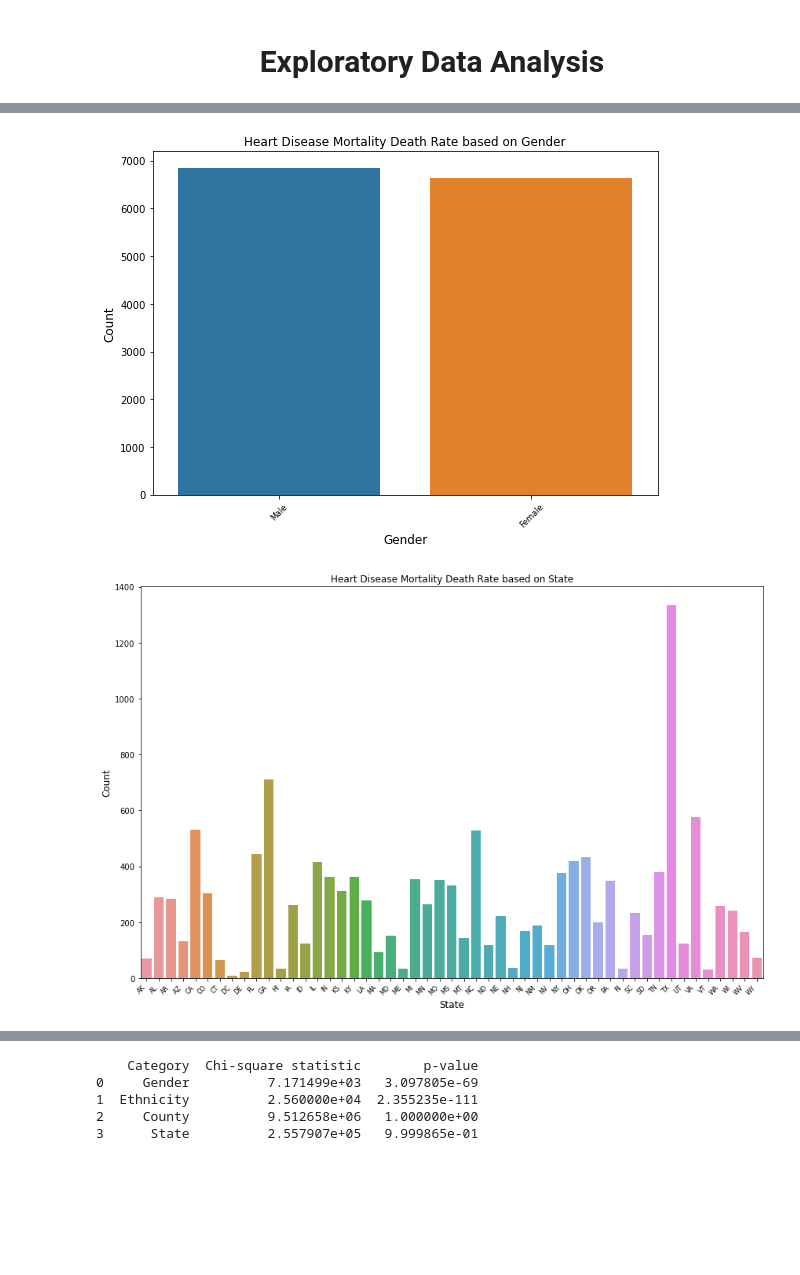
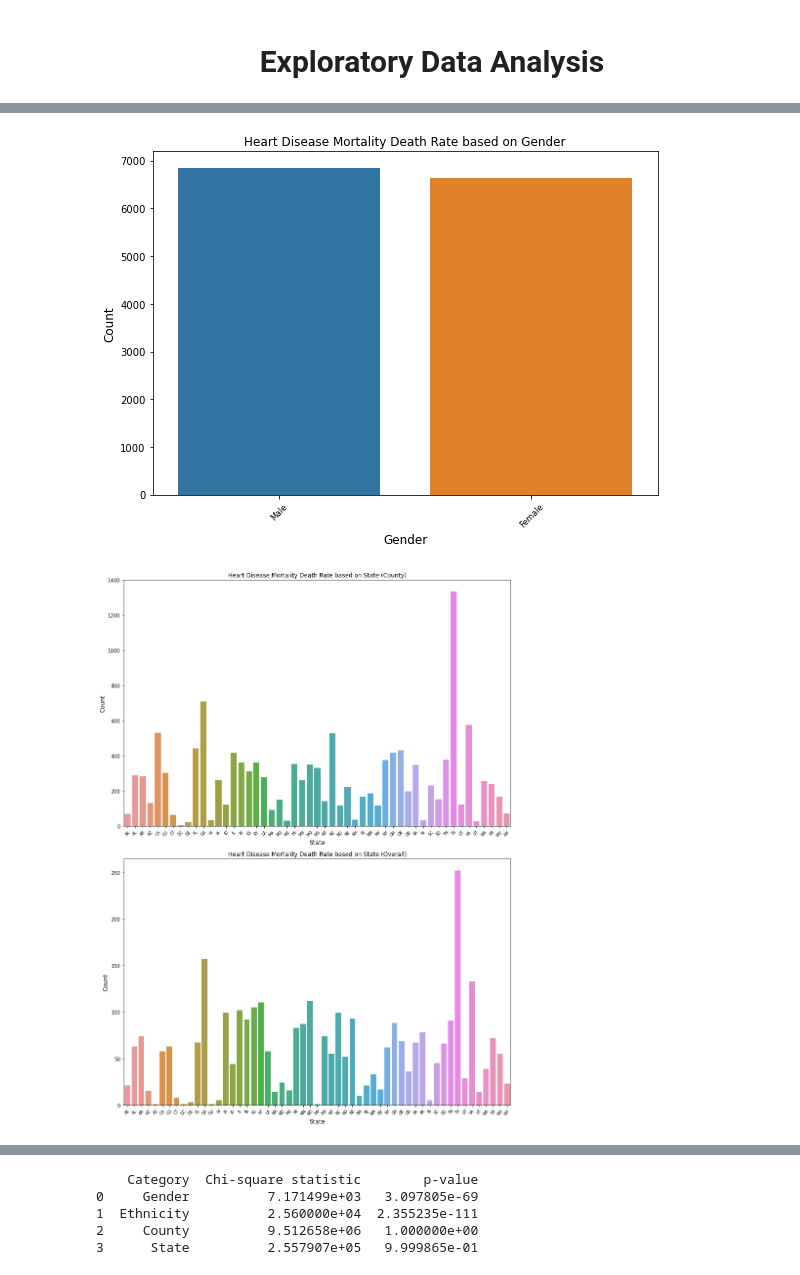
Before and after one commit to Aaron-m-ram/end-to-end-statistical-analysis, a Jupyter notebook: final_proj.ipynb, the cells around one changed output, grey strips where cells are left out. Drawn from its saved outputs; the diff is of its cells as text; code cells hidden in the pictures; blank space fills up the shorter version.

Commit message:
Combined zscore and boxplot overall
combine the code from the separate file final_proj_v3.ipynb. into the main file. Cleaned up to match the formatting as well.

```diff
--- a/final_proj.ipynb
+++ b/final_proj.ipynb
@@ -117,61 +117,69 @@ sns.countplot(data=cleaned_county_df, x='Gender')
 plt.title('Heart Disease Mortality Death Rate based on Gender', fontsize=12)
 plt.xticks(rotation=45, fontsize=8)  # Decrease font size
 plt.xlabel('Gender', fontsize=12)
 plt.ylabel('Count', fontsize=12)
 plt.tight_layout()  # Adjust layout to prevent overlapping
 plt.show()
 
 
 #Below is for States
 
-plt.figure(figsize=(12, 8))  # Countplot for State
-sns.countplot(data=cleaned_county_df, x='State')
-plt.title('Heart Disease Mortality Death Rate based on State', fontsize=12)
-plt.xticks(rotation=45, ha='right', fontsize=8)  # Decrease font size
-plt.xlabel('State', fontsize=12)
-plt.ylabel('Count', fontsize=12)
+import matplotlib.pyplot as plt
+import seaborn as sns
+
+# Create a figure and axes with a 2x1 layout
+fig, axs = plt.subplots(nrows=2, ncols=1, figsize=(12, 16))
+
+# Subplot 1: Countplot for State in cleaned_county_df
+sns.countplot(data=cleaned_county_df, x='State', ax=axs[0])
+axs[0].set_title('Heart Disease Mortality Death Rate based on State (County)', fontsize=12)
+axs[0].tick_params(axis='x', labelrotation=45, labelsize=8)  # Rotate and decrease x-axis tick label size
+axs[0].set_xlabel('State', fontsize=12)
+axs[0].set_ylabel('Count', fontsize=12)
+
+# Subplot 2: Countplot for State in cleaned_county_overall_df
+sns.countplot(data=cleaned_county_overall_df, x='State', ax=axs[1])
+axs[1].set_title('Heart Disease Mortality Death Rate based on State (Overall)', fontsize=12)
+axs[1].tick_params(axis='x', labelrotation=45, labelsize=8)  # Rotate and decrease x-axis tick label size
+axs[1].set_xlabel('State', fontsize=12)
+axs[1].set_ylabel('Count', fontsize=12)
+
 plt.tight_layout()  # Adjust layout to prevent overlapping
 plt.show()
 
-plt.figure(figsize=(12, 8))  # Countplot for State Overall
-sns.countplot(data=cleaned_county_overall_df, x='State')
-plt.title('Heart Disease Mortality Death Rate based on State', fontsize=12)
-plt.xticks(rotation=45, ha='right', fontsize=8)  # Decrease font size
-plt.xlabel('State', fontsize=12)
-plt.ylabel('Count', fontsize=12)
-plt.tight_layout()  # Adjust layout to prevent overlapping
-plt.show()
 
 
 
 #Below is the top 10 counties
 
 # Calculate the top 10 counties based on heart disease mortality death rate
 top_counties = cleaned_county_df['County'].value_counts().nlargest(10).index
 top_counties_overall = cleaned_county_overall_df['County'].value_counts().nlargest(10).index
 
 # Filter the dataset to include only the top 10 counties
 top_county_data = cleaned_county_df[cleaned_county_df['County'].isin(top_counties)]
 top_county_data_overall = cleaned_county_overall_df[cleaned_county_overall_df['County'].isin(top_counties_overall)]
 
-plt.figure(figsize=(12, 8))
-sns.countplot(data=top_county_data, x='County', order=top_counties)
-plt.title('Top 10 Heart Disease Mortality Death Rate by County', fontsize=12)
-plt.xticks(rotation=45, ha='right', fontsize=8)
-plt.xlabel('County', fontsize=12)
-plt.ylabel('Count', fontsize=12)
-plt.tight_layout()
+# Create a figure and axes with a 2x1 layout
+fig, axs = plt.subplots(nrows=2, ncols=1, figsize=(12, 16))
+
+# Subplot 1: Countplot for top 10 counties' heart disease mortality death rates
+sns.countplot(data=top_county_data, x='County', order=top_counties, ax=axs[0])
+axs[0].set_title('Top 10 Heart Disease Mortality Death Rate by County', fontsize=12)
+axs[0].tick_params(axis='x', labelrotation=45, labelsize=8)  # Rotate and decrease x-axis tick label size
+axs[0].set_xlabel('County', fontsize=12)
+axs[0].set_ylabel('Count', fontsize=12)
+
+# Subplot 2: Countplot for top 10 counties' heart disease mortality death rates (overall)
+sns.countplot(data=top_county_data_overall, x='County', order=top_counties_overall, ax=axs[1])
+axs[1].set_title('Top 10 Heart Disease Mortality Death Rate by County (Overall)', fontsize=12)
+axs[1].tick_params(axis='x', labelrotation=45, labelsize=8)  # Rotate and decrease x-axis tick label size
+axs[1].set_xlabel('County', fontsize=12)
+axs[1].set_ylabel('Count', fontsize=12)
+
+plt.tight_layout()  # Adjust layout to prevent overlapping
 plt.show()
-
-plt.figure(figsize=(12, 8))
-sns.countplot(data=top_county_data_overall, x='County', order=top_counties_overall)
-plt.title('Top 10 Heart Disease Mortality Death Rate by County', fontsize=12)
-plt.xticks(rotation=45, ha='right', fontsize=8)
-plt.xlabel('County', fontsize=12)
-plt.ylabel('Count', fontsize=12)
-plt.tight_layout()
-plt.show()
 # %% [output]
 [figure]
 [figure]
-[figure, old version]
+[figure, new version]
```
Also changed, not shown: parts of 10 cells of this notebook.
